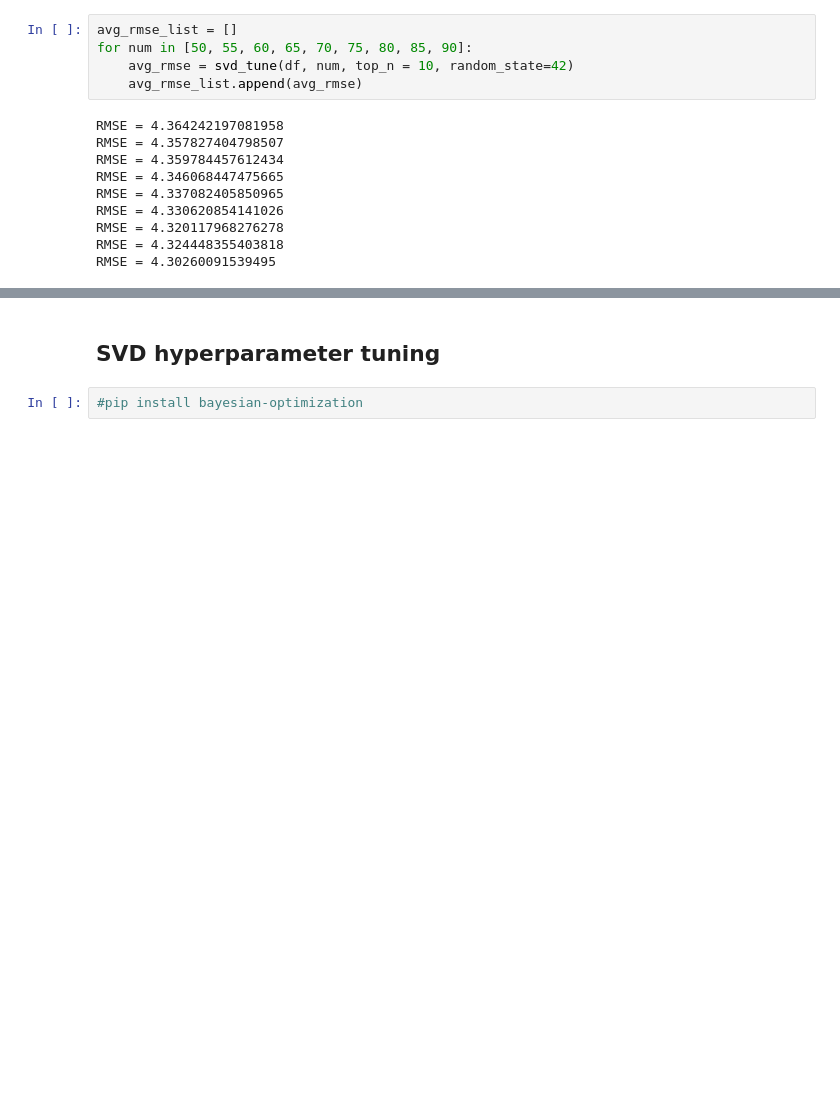
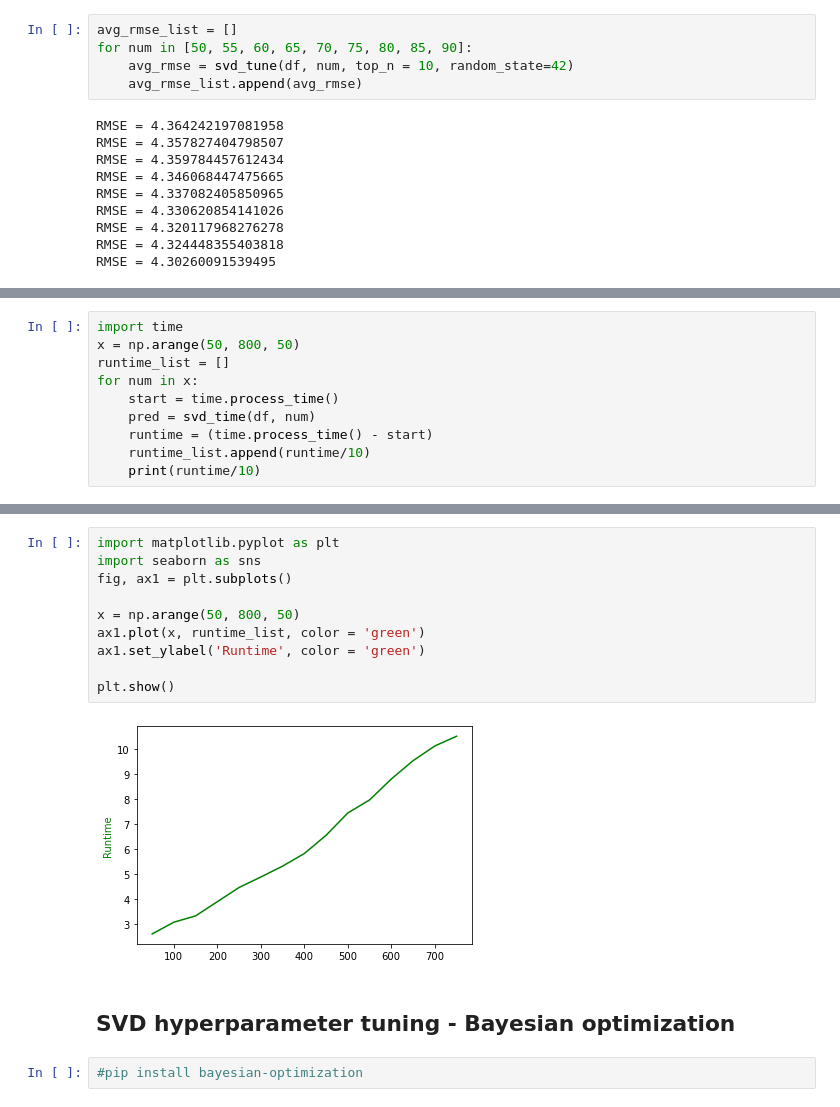
Before and after one commit to yessie-kim/classeek, a Jupyter notebook: collab_filtering.ipynb, the cells around one changed output, grey strips where cells are left out. Cells and saved outputs as stored; diff of their text form; blank space fills up the shorter version.

```diff
--- a/collab_filtering.ipynb
+++ b/collab_filtering.ipynb
@@ -246,0 +301,10 @@ RMSE = 4.30260091539495
+# %%
+import time
+x = np.arange(50, 800, 50)
+runtime_list = []
+for num in x:
+    start = time.process_time()
+    pred = svd_time(df, num)
+    runtime = (time.process_time() - start)
+    runtime_list.append(runtime/10)
+    print(runtime/10)
@@ -247,5 +330,17 @@ RMSE = 4.30260091539495
+# %%
+import matplotlib.pyplot as plt
+import seaborn as sns
+fig, ax1 = plt.subplots()
+
+x = np.arange(50, 800, 50)
+ax1.plot(x, runtime_list, color = 'green')
+ax1.set_ylabel('Runtime', color = 'green')
+
+plt.show()
+# %% [output]
+[figure, added]
 # %% [markdown]
-## SVD hyperparameter tuning
+## SVD hyperparameter tuning - Bayesian optimization
 # %%
 #pip install bayesian-optimization
 # %% [output]
```
Also changed, not shown: parts of 21 cells of this notebook.
